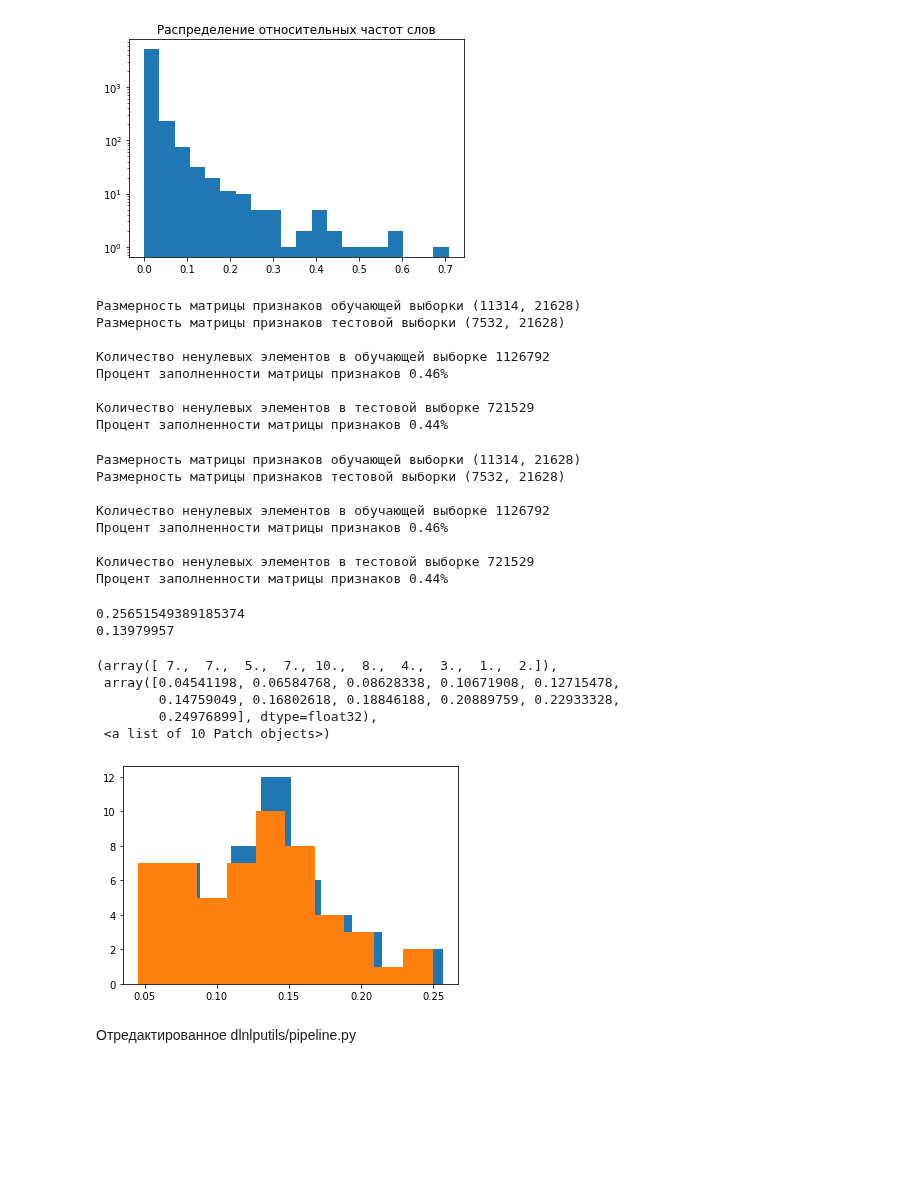
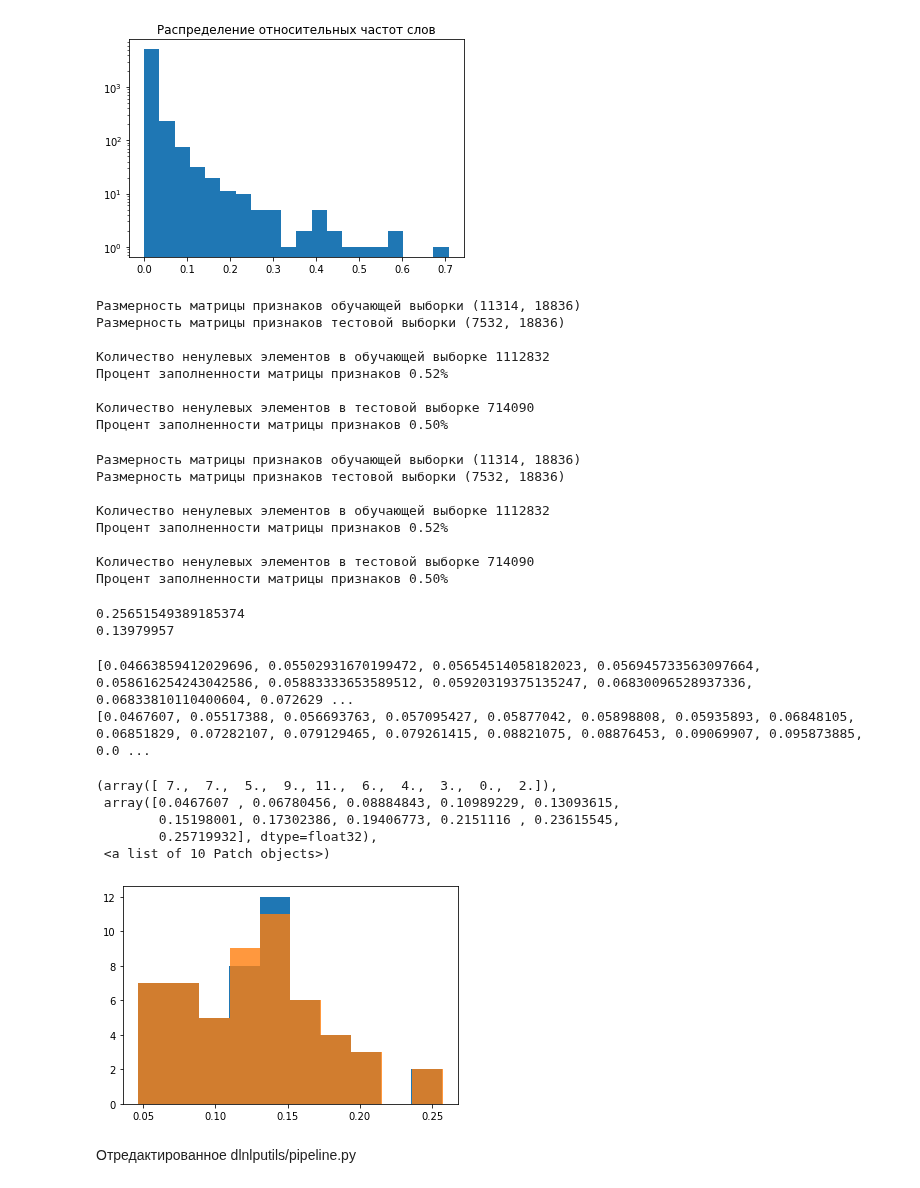
Before and after one commit to chmnk/stepik-dl-nlp, a Jupyter notebook: task1_20newsgroups.ipynb, the cells around one changed output. Cells and saved outputs as stored; diff of their text form; code cells hidden in the pictures; blank space fills up the shorter version.

```diff
--- a/task1_20newsgroups.ipynb
+++ b/task1_20newsgroups.ipynb
@@ -496,7 +496,7 @@ def vectorize_texts(tokenized_texts, word2id, word2freq, mode='tfidf', scale=Non
     # получаем вектора относительных частот слова в документе
     elif mode == 'tf':
         result = result.tocsr()
-        result = result.multiply(1 / result.sum(1))
+        # result = result.multiply(1 / result.sum(1))
 
     # полностью убираем информацию о количестве употреблений слова в данном документе,
     # но оставляем информацию о частотности слова в корпусе в целом
@@ -517,12 +517,14 @@ def vectorize_texts(tokenized_texts, word2id, word2freq, mode='tfidf', scale=Non
     elif mode == 'tfidfnew':
         result = result.tocsr()
         idf = np.log((n_docs + 1)/ (word2freq + 1)) + 1
-        result = result.multiply(1 / result.sum(1))  # разделить каждую строку на её длину
+        # result = result.multiply(1 / result.sum(1))  # разделить каждую строку на её длину
         result = result.multiply(idf)  # разделить каждый столбец на вес слова
 
     elif mode == 'ltfidfnew':
+        result = result.tocsr()
         idf = np.log((n_docs + 1)/ (word2freq + 1)) + 1
-        result = (result.multiply(1 / result.sum(1))).log1p()
+        # result = (result.multiply(1 / result.sum(1))).log1p()
+        result = result.log1p()
         result = result.multiply(idf)
 
     if scale == 'std':
@@ -607,7 +609,7 @@ print(' '.join(train_tokenized[0]))
 from lerxst where thing subject what this nntp posting host rac3 organization university maryland college park lines wondering anyone there could enlighten this other door sports looked from late earl ...
 # %%
 MAX_DF = 0.8
-MIN_COUNT = 5
+MIN_COUNT = 6
 vocabulary, word_doc_freq = build_vocabulary(train_tokenized, max_doc_freq=MAX_DF, min_count=MIN_COUNT)
 UNIQUE_WORDS_N = len(vocabulary)
 print('Количество уникальных токенов', UNIQUE_WORDS_N)
@@ -672,7 +674,7 @@ plt.yscale('log');
 # %% [output]
 [figure]
 # %%
-VECTORIZATION_MODE = 'tfidfnew'
+VECTORIZATION_MODE = 'ltfidfnew'
 
 train_vectors = vectorize_texts(train_tokenized, vocabulary, word_doc_freq, mode=VECTORIZATION_MODE, scale=None)
 test_vectors = vectorize_texts(test_tokenized, vocabulary, word_doc_freq, mode=VECTORIZATION_MODE, scale=None)
@@ -686,19 +688,19 @@ print()
 print('Количество ненулевых элементов в тестовой выборке', test_vectors.nnz)
 print('Процент заполненности матрицы признаков {:.2f}%'.format(test_vectors.nnz * 100 / (test_vectors.shape[0] * test_vectors.shape[1])))
 # %% [output]
-Размерность матрицы признаков обучающей выборки (11314, 21628)
-Размерность матрицы признаков тестовой выборки (7532, 21628)
+Размерность матрицы признаков обучающей выборки (11314, 18836)
+Размерность матрицы признаков тестовой выборки (7532, 18836)
 
-Количество ненулевых элементов в обучающей выборке 1126792
-Процент заполненности матрицы признаков 0.46%
+Количество ненулевых элементов в обучающей выборке 1112832
+Процент заполненности матрицы признаков 0.52%
 
-Количество ненулевых элементов в тестовой выборке 721529
-Процент заполненности матрицы признаков 0.44%
+Количество ненулевых элементов в тестовой выборке 714090
+Процент заполненности матрицы признаков 0.50%
 # %%
 vectorizer = TfidfVectorizer(tokenizer=tokenize_text_simple_regex,
                              max_df=MAX_DF,
                              min_df=MIN_COUNT,
-                             sublinear_tf=False)
+                             sublinear_tf=True, norm='l2')
 train_vectors_sklearn = vectorizer.fit_transform(train_source['data'])
 test_vectors_sklearn = vectorizer.transform(test_source['data'])
 
@@ -711,13 +713,13 @@ print()
 print('Количество ненулевых элементов в тестовой выборке', test_vectors_sklearn.nnz)
 print('Процент заполненности матрицы признаков {:.2f}%'.format(test_vectors_sklearn.nnz * 100 / (test_vectors_sklearn.shape[0] * test_vectors_sklearn.shape[1])))
 # %% [output]
-Размерность матрицы признаков обучающей выборки (11314, 21628)
-Размерность матрицы признаков тестовой выборки (7532, 21628)
+Размерность матрицы признаков обучающей выборки (11314, 18836)
+Размерность матрицы признаков тестовой выборки (7532, 18836)
 
-Количество ненулевых элементов в обучающей выборке 1126792
-Процент заполненности матрицы признаков 0.46%
+Количество ненулевых элементов в обучающей выборке 1112832
+Процент заполненности матрицы признаков 0.52%
 
-Количество ненулевых элементов в тестовой выборке 721529
-Процент заполненности матрицы признаков 0.44%
+Количество ненулевых элементов в тестовой выборке 714090
+Процент заполненности матрицы признаков 0.50%
 # %%
 train_vectors_new = deepcopy(train_vectors)
@@ -743,16 +740,22 @@ print(max(train_vectors_new.A[train_vectors_new[0].nonzero()]))
 # %% [output]
 0.25651549389185374
 0.13979957
+# %%
+print(sorted(train_vectors_sklearn.A[train_vectors_sklearn[0].nonzero()]))
+print(sorted(train_vectors_new.A[train_vectors_new[0].nonzero()]))
+# %% [output]
+[0.04663859412029696, 0.05502931670199472, 0.05654514058182023, 0.056945733563097664, 0.058616254243042586, 0.05883333653589512, 0.05920319375135247, 0.06830096528937336, 0.06833810110400604, 0.072629 ...
+[0.0467607, 0.05517388, 0.056693763, 0.057095427, 0.05877042, 0.05898808, 0.05935893, 0.06848105, 0.06851829, 0.07282107, 0.079129465, 0.079261415, 0.08821075, 0.08876453, 0.09069907, 0.095873885, 0.0 ...
 # %%
-plt.hist(train_vectors_nice.A[train_vectors_nice[0].nonzero()])
-plt.hist(train_vectors_new.A[train_vectors_new[0].nonzero()])
+plt.hist(train_vectors_sklearn.A[train_vectors_sklearn[0].nonzero()])
+plt.hist(train_vectors_new.A[train_vectors_new[0].nonzero()], alpha=0.8)
 # %% [output]
-(array([ 7.,  7.,  5.,  7., 10.,  8.,  4.,  3.,  1.,  2.]),
- array([0.04541198, 0.06584768, 0.08628338, 0.10671908, 0.12715478,
-        0.14759049, 0.16802618, 0.18846188, 0.20889759, 0.22933328,
-        0.24976899], dtype=float32),
+(array([ 7.,  7.,  5.,  9., 11.,  6.,  4.,  3.,  0.,  2.]),
+ array([0.0467607 , 0.06780456, 0.08884843, 0.10989229, 0.13093615,
+        0.15198001, 0.17302386, 0.19406773, 0.2151116 , 0.23615545,
+        0.25719932], dtype=float32),
  <a list of 10 Patch objects>)
-[figure, old version]
+[figure, new version]
 # %% [markdown]
 Отредактированное dlnlputils/pipeline.py
 # %%
```
Also changed, not shown: parts of 9 cells of this notebook.
